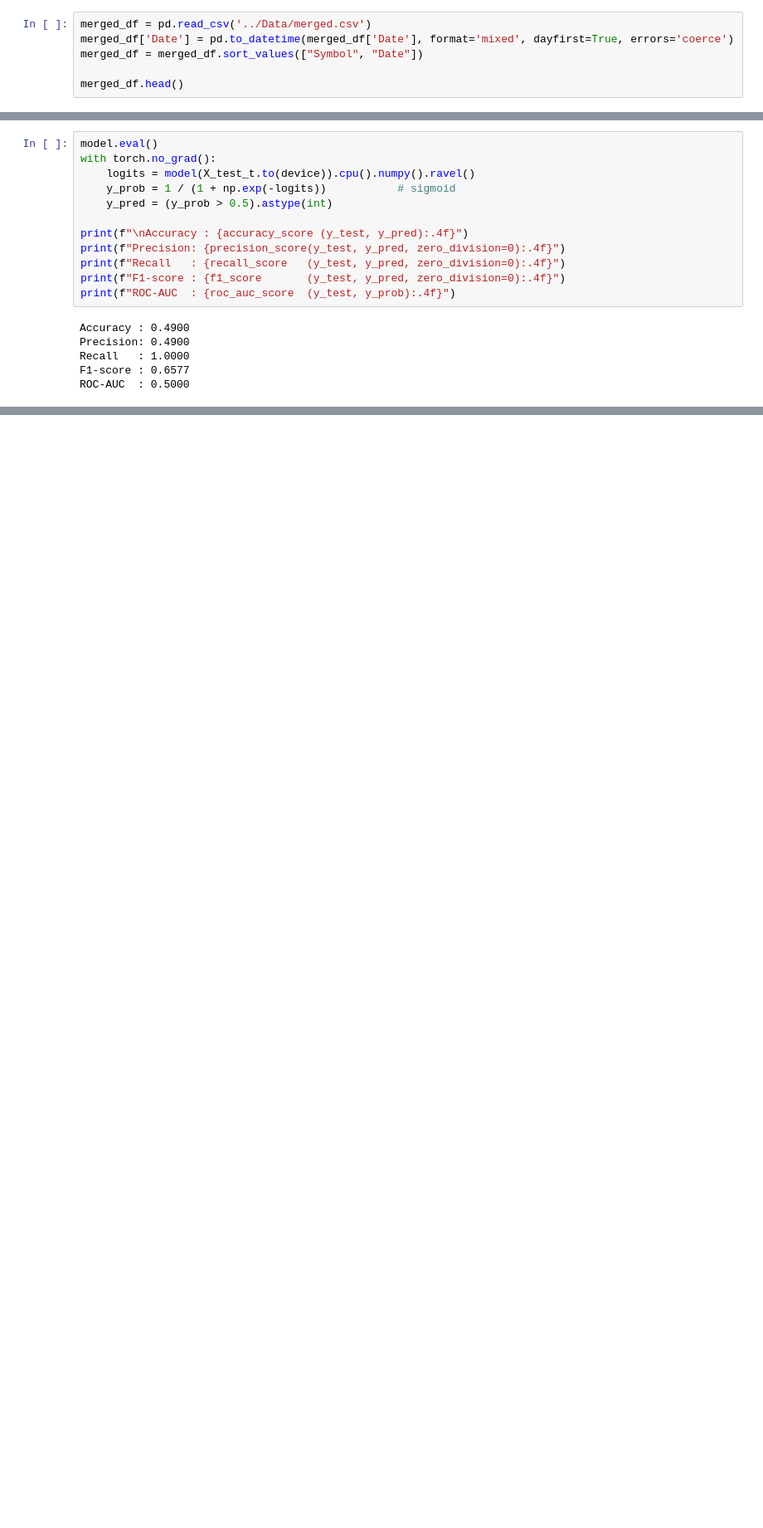
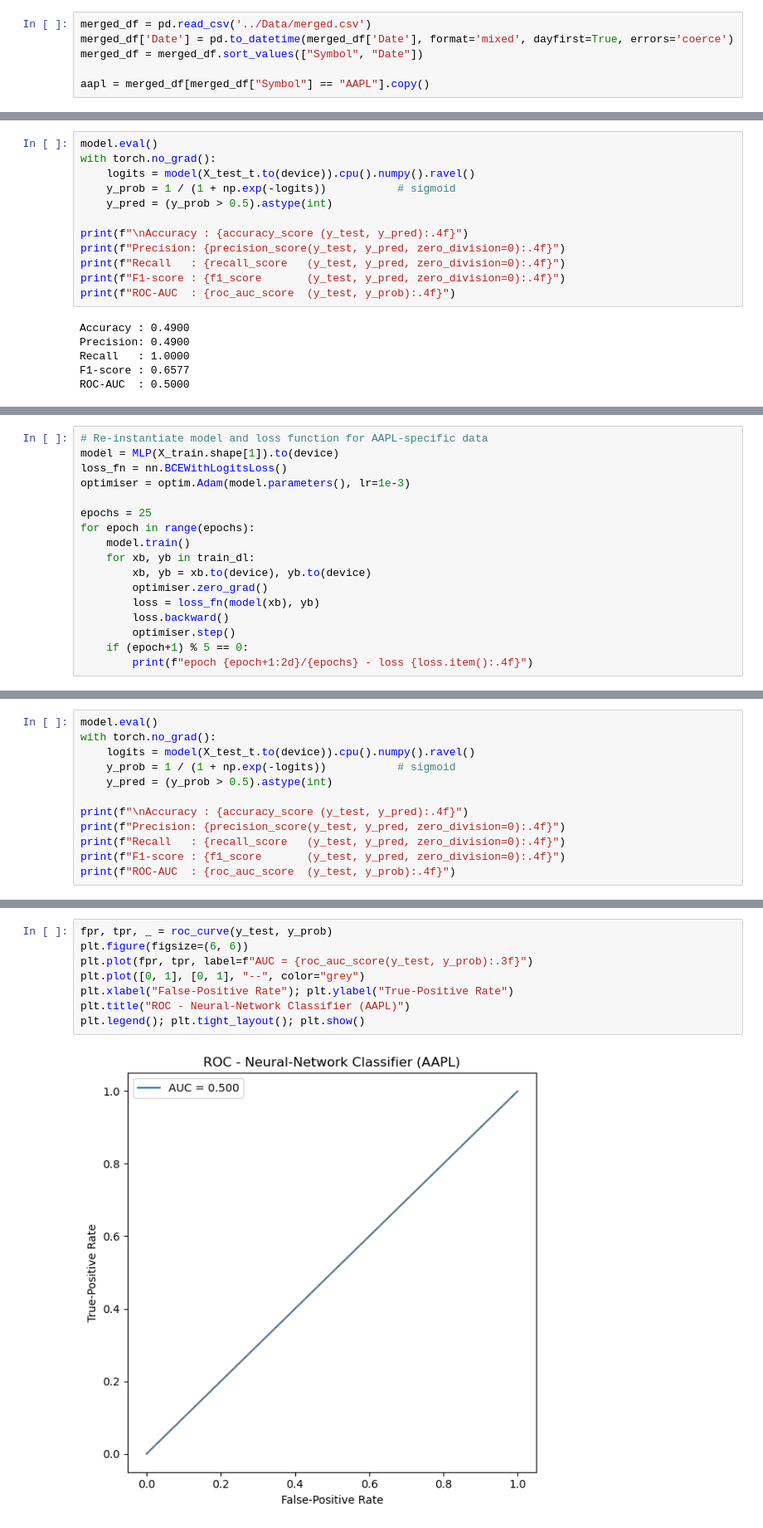
Before and after one commit to SalmanAlfarisi5/StockMarketPrediction, a Jupyter notebook: Code/NeuralNetwork.ipynb, the cells around one changed output, grey strips where cells are left out. Shown: that part at 83% size. Saved outputs shown, nothing was run; the diff lists cells and outputs as text; blank space fills up the shorter version.

```diff
--- a/Code/NeuralNetwork.ipynb
+++ b/Code/NeuralNetwork.ipynb
@@ -12,4 +12,4 @@ merged_df = pd.read_csv('../Data/merged.csv')
 merged_df['Date'] = pd.to_datetime(merged_df['Date'], format='mixed', dayfirst=True, errors='coerce')
 merged_df = merged_df.sort_values(["Symbol", "Date"])
 
-merged_df.head()
+aapl = merged_df[merged_df["Symbol"] == "AAPL"].copy()
@@ -113,0 +132,17 @@ plt.legend(); plt.tight_layout(); plt.show()
+# %%
+# Re-instantiate model and loss function for AAPL-specific data
+model = MLP(X_train.shape[1]).to(device)
+loss_fn = nn.BCEWithLogitsLoss()
+optimiser = optim.Adam(model.parameters(), lr=1e-3)
+
+epochs = 25
+for epoch in range(epochs):
+    model.train()
+    for xb, yb in train_dl:
+        xb, yb = xb.to(device), yb.to(device)
+        optimiser.zero_grad()
+        loss = loss_fn(model(xb), yb)
+        loss.backward()
+        optimiser.step()
+    if (epoch+1) % 5 == 0:
+        print(f"epoch {epoch+1:2d}/{epochs} - loss {loss.item():.4f}")
@@ -113,0 +155,12 @@ plt.legend(); plt.tight_layout(); plt.show()
+# %%
+model.eval()
+with torch.no_grad():
+    logits = model(X_test_t.to(device)).cpu().numpy().ravel()
+    y_prob = 1 / (1 + np.exp(-logits))           # sigmoid
+    y_pred = (y_prob > 0.5).astype(int)
+
+print(f"\nAccuracy : {accuracy_score (y_test, y_pred):.4f}")
+print(f"Precision: {precision_score(y_test, y_pred, zero_division=0):.4f}")
+print(f"Recall   : {recall_score   (y_test, y_pred, zero_division=0):.4f}")
+print(f"F1-score : {f1_score       (y_test, y_pred, zero_division=0):.4f}")
+print(f"ROC-AUC  : {roc_auc_score  (y_test, y_prob):.4f}")
@@ -113,0 +173,10 @@ plt.legend(); plt.tight_layout(); plt.show()
+# %%
+fpr, tpr, _ = roc_curve(y_test, y_prob)
+plt.figure(figsize=(6, 6))
+plt.plot(fpr, tpr, label=f"AUC = {roc_auc_score(y_test, y_prob):.3f}")
+plt.plot([0, 1], [0, 1], "--", color="grey")
+plt.xlabel("False-Positive Rate"); plt.ylabel("True-Positive Rate")
+plt.title("ROC - Neural-Network Classifier (AAPL)")
+plt.legend(); plt.tight_layout(); plt.show()
+# %% [output]
+[figure, added]
```
Also changed, not shown: parts of 7 cells of this notebook.
